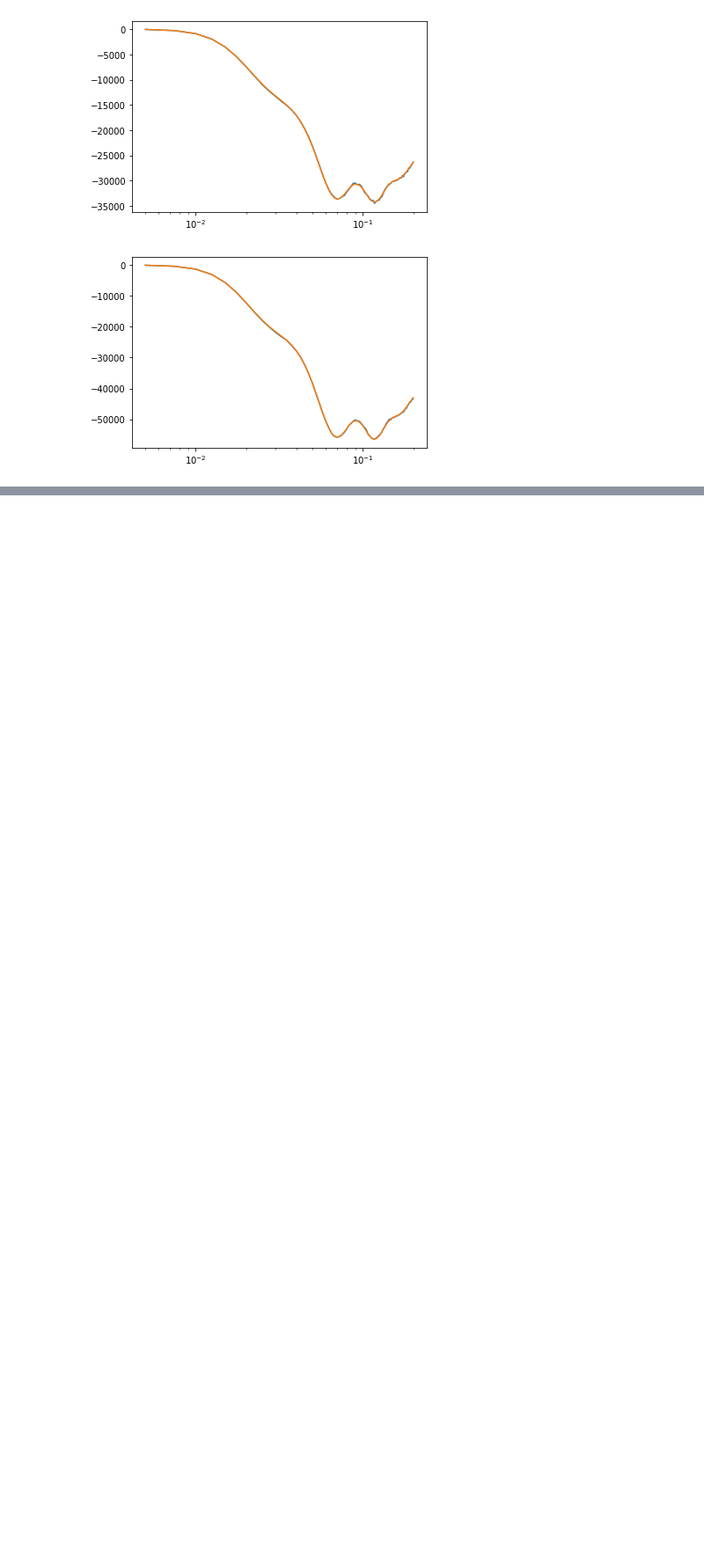
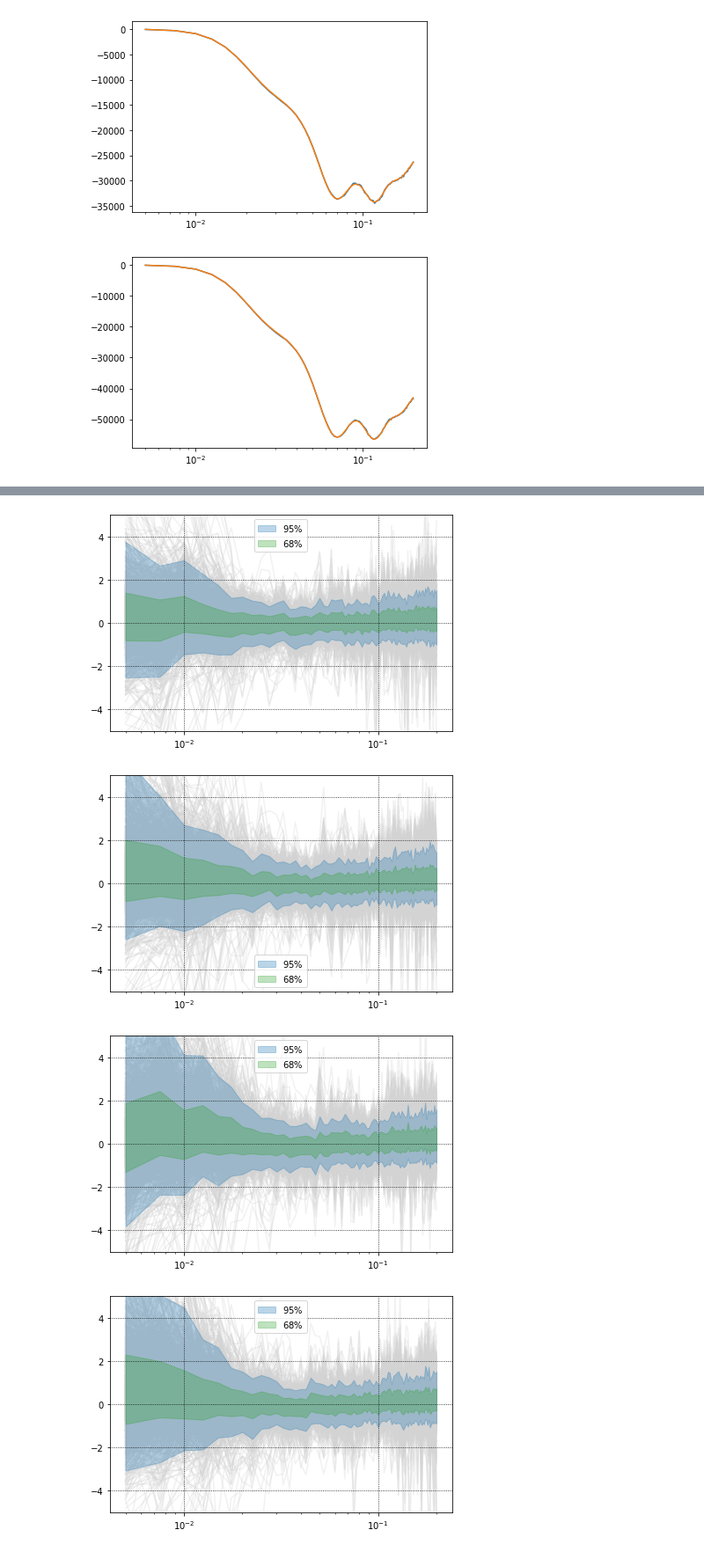
Before and after one commit to ROEcosmology/BICKER, a Jupyter notebook: notebooks/bicker_test.ipynb, the cells around one changed output, grey strips where cells are left out. Shown at 88% size. Drawn from its saved outputs; the diff is of its cells as text; code cells hidden in the pictures; blank space fills up the shorter version.

Commit message:
Added shaded regions to percentage error plots.

```diff
--- a/notebooks/bicker_test.ipynb
+++ b/notebooks/bicker_test.ipynb
@@ -38,8 +38,3 @@ for i in range(emu.nKer):
 [figure]
 [figure]
 [figure]
-# %%
-for i in range(emu.nKer):
-    plt.semilogx(emu.kbins, (test_preds[i]/kernels[i]).T)
-    plt.ylim(0.9, 1.1)
-    plt.show()
@@ -57,0 +41,24 @@ for i in range(emu.nKer):
+# %%
+for i in range(emu.nKer):
+    plt.figure()
+    plt.grid(color='k', linestyle=':')
+    per_err = (test_preds[i]/kernels[i] - 1)*100
+
+    plt.plot(emu.kbins, per_err.T, color='lightgrey',zorder=0,alpha=0.3)
+
+    plt.fill_between(emu.kbins,
+                       np.percentile(per_err,2.5,axis=0),np.percentile(per_err,100-2.5,axis=0),
+                       label=r'$95\%$',alpha=0.3,color='tab:blue')
+    plt.fill_between(emu.kbins,
+                       np.percentile(per_err,16,axis=0),np.percentile(per_err,100-16,axis=0),
+                       label=r'$68\%$',alpha=0.3,color='tab:green')
+    plt.xscale('log')
+    plt.ylim(-5,5)
+    plt.legend()
+    plt.tight_layout()
+    plt.show()
+# %% [output]
+[figure, added]
+[figure, added]
+[figure, added]
+[figure, added]
```
Also changed, not shown: parts of 3 cells of this notebook.
